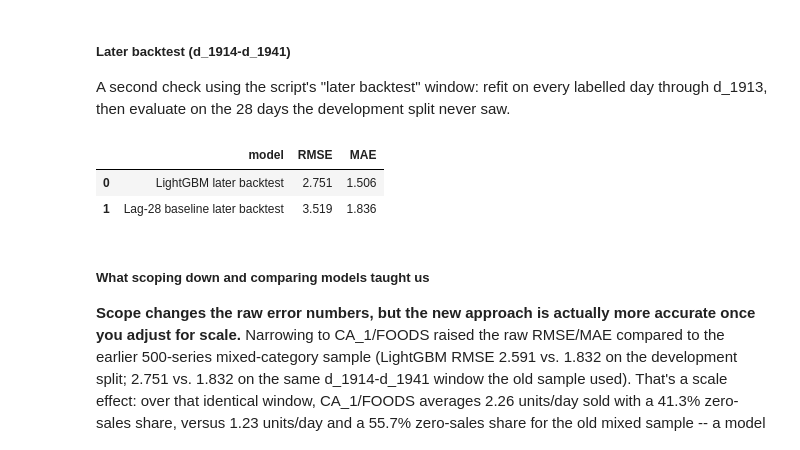
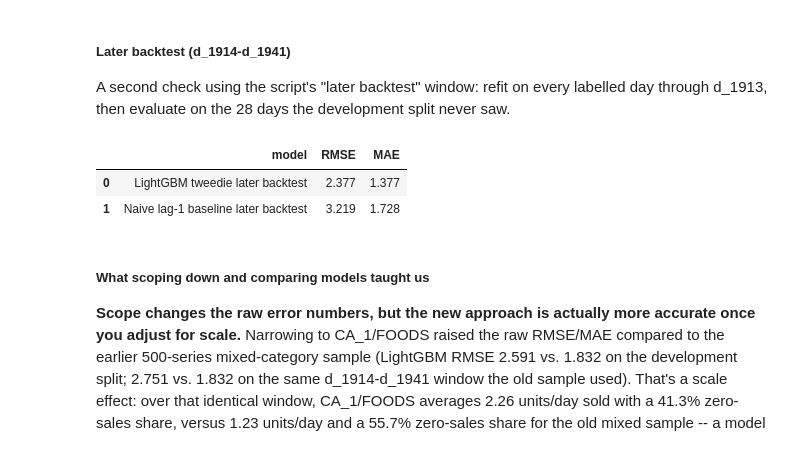
Before and after one commit to Angela-K-C/SemProject_MLEngine, a Jupyter notebook: notebooks/LightGBM_BaseLocal.ipynb, the cells around one changed output. Saved outputs shown, nothing was run; the diff lists cells and outputs as text; code cells hidden in the pictures.

```diff
--- a/notebooks/LightGBM_BaseLocal.ipynb
+++ b/notebooks/LightGBM_BaseLocal.ipynb
@@ -1673,8 +1673,9 @@ Lags look up fixed offsets by column index. Rolling mean/std use cumulative sums
 # %%
-LAG_DAYS = [28, 35, 42, 56]
-ROLLING_WINDOWS = [7, 28]
-ROLLING_DELAY = 28
-FEATURE_START_DAY = max(LAG_DAYS) + 1  # 57: earliest day with a full 56-day lag available
+HORIZON_DAYS = 1  # Next-day-ahead forecast: the app needs near-term demand, not a 28-day-ahead view.
+LAG_DAYS = [1, 7, 14, 21]
+ROLLING_WINDOWS = [3, 7, 14]
+ROLLING_DELAY = HORIZON_DAYS
+FEATURE_START_DAY = max(LAG_DAYS) + 1  # 22: earliest day with a full 21-day lag available
 DEVELOPMENT_TRAIN_END = 1885
 DEVELOPMENT_VALIDATION_START, DEVELOPMENT_VALIDATION_END = 1886, 1913
 LATER_BACKTEST_START = 1914
@@ -1796,6 +1797,7 @@ Features (29): ['id', 'item_id', 'dept_id', 'cat_id', 'store_id', 'state_id', 'd
 # %%
 scopedModel = lgb.LGBMRegressor(
-    objective="regression",
+    objective="tweedie",
+    tweedie_variance_power=1.1,
     n_estimators=1000,
     learning_rate=0.05,
     num_leaves=31,
@@ -1812,12 +1814,12 @@ scopedModel.fit(
 )
 
 scopedPredictions = scopedModel.predict(xValidation, num_iteration=scopedModel.best_iteration_)
-baselinePredictions = xValidation["sales_lag_28"].to_numpy()
+baselinePredictions = xValidation["sales_lag_1"].to_numpy()
 
 scopedMetrics = pd.DataFrame(
     [
-        ("LightGBM (CA_1 / FOODS)", root_mean_squared_error(yValidation, scopedPredictions), mean_absolute_error(yValidation, scopedPredictions)),
-        ("Lag-28 baseline (CA_1 / FOODS)", root_mean_squared_error(yValidation, baselinePredictions), mean_absolute_error(yValidation, baselinePredictions)),
+        ("LightGBM tweedie (CA_1 / FOODS)", root_mean_squared_error(yValidation, scopedPredictions), mean_absolute_error(yValidation, scopedPredictions)),
+        ("Naive lag-1 baseline (CA_1 / FOODS)", root_mean_squared_error(yValidation, baselinePredictions), mean_absolute_error(yValidation, baselinePredictions)),
     ],
     columns=["model", "RMSE", "MAE"],
 )
@@ -1955,34 +1956,35 @@ display(allModelMetrics.round(4))
 A second check using the script's "later backtest" window: refit on every labelled day through d_1913, then evaluate on the 28 days the development split never saw.
 # %%
 laterBacktestModel = lgb.LGBMRegressor(
-    objective="regression",
+    objective="tweedie",
+    tweedie_variance_power=1.1,
     n_estimators=scopedModel.best_iteration_ or scopedModel.n_estimators,
     learning_rate=0.05,
     num_leaves=31,
     n_jobs=-1,
     random_state=randomSeed,
     verbosity=-1,
 )
 combinedTrain = pd.concat([developmentTrain, developmentValidation], ignore_index=True)
 xCombinedTrain, yCombinedTrain = combinedTrain[featureColumns], combinedTrain["sales"]
 xLaterBacktest, yLaterBacktest = laterBacktest[featureColumns], laterBacktest["sales"]
 
 laterBacktestModel.fit(xCombinedTrain, yCombinedTrain)
 laterBacktestPredictions = laterBacktestModel.predict(xLaterBacktest)
-laterBacktestBaseline = xLaterBacktest["sales_lag_28"].to_numpy()
+laterBacktestBaseline = xLaterBacktest["sales_lag_1"].to_numpy()
 
 laterBacktestMetrics = pd.DataFrame(
     [
-        ("LightGBM later backtest", root_mean_squared_error(yLaterBacktest, laterBacktestPredictions), mean_absolute_error(yLaterBacktest, laterBacktestPredictions)),
-        ("Lag-28 baseline later backtest", root_mean_squared_error(yLaterBacktest, laterBacktestBaseline), mean_absolute_error(yLaterBacktest, laterBacktestBaseline)),
+        ("LightGBM tweedie later backtest", root_mean_squared_error(yLaterBacktest, laterBacktestPredictions), mean_absolute_error(yLaterBacktest, laterBacktestPredictions)),
+        ("Naive lag-1 baseline later backtest", root_mean_squared_error(yLaterBacktest, laterBacktestBaseline), mean_absolute_error(yLaterBacktest, laterBacktestBaseline)),
     ],
     columns=["model", "RMSE", "MAE"],
 )
 display(laterBacktestMetrics.round(4))
 # %% [output]
 |  | model | RMSE | MAE |
-| 0 | LightGBM later backtest | 2.751 | 1.506 |
-| 1 | Lag-28 baseline later backtest | 3.519 | 1.836 |
+| 0 | LightGBM tweedie later backtest | 2.377 | 1.377 |
+| 1 | Naive lag-1 baseline later backtest | 3.219 | 1.728 |
 # %% [markdown]
 ##### What scoping down and comparing models taught us
 
```
Also changed, not shown: parts of 11 cells of this notebook, 1 other file.
